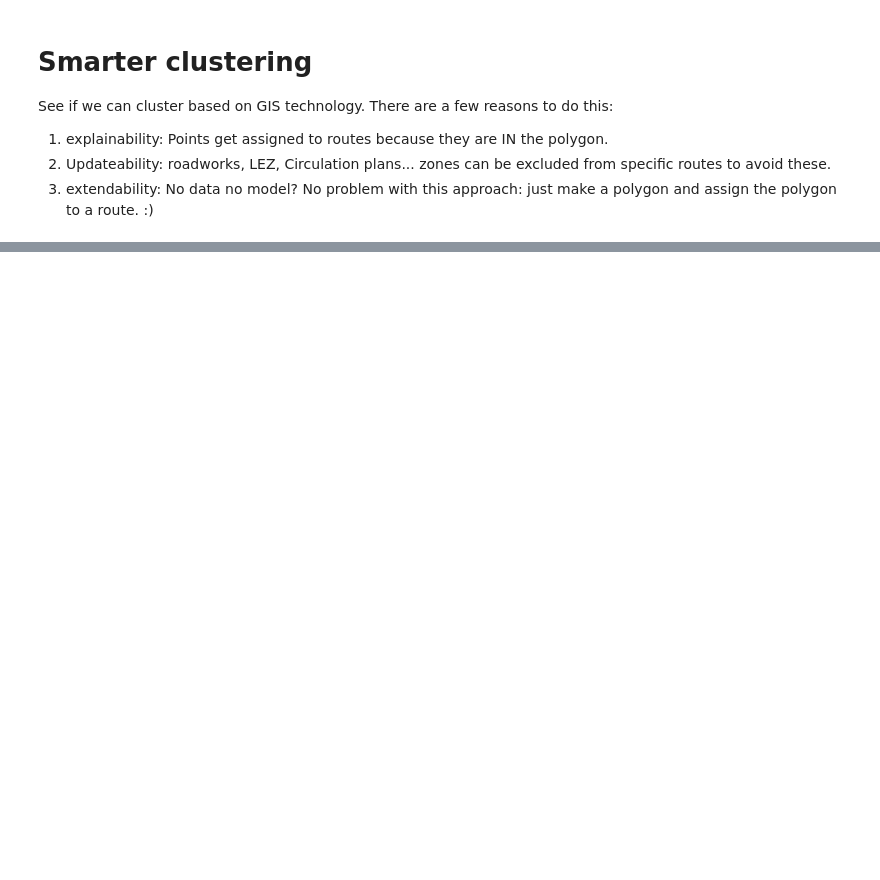
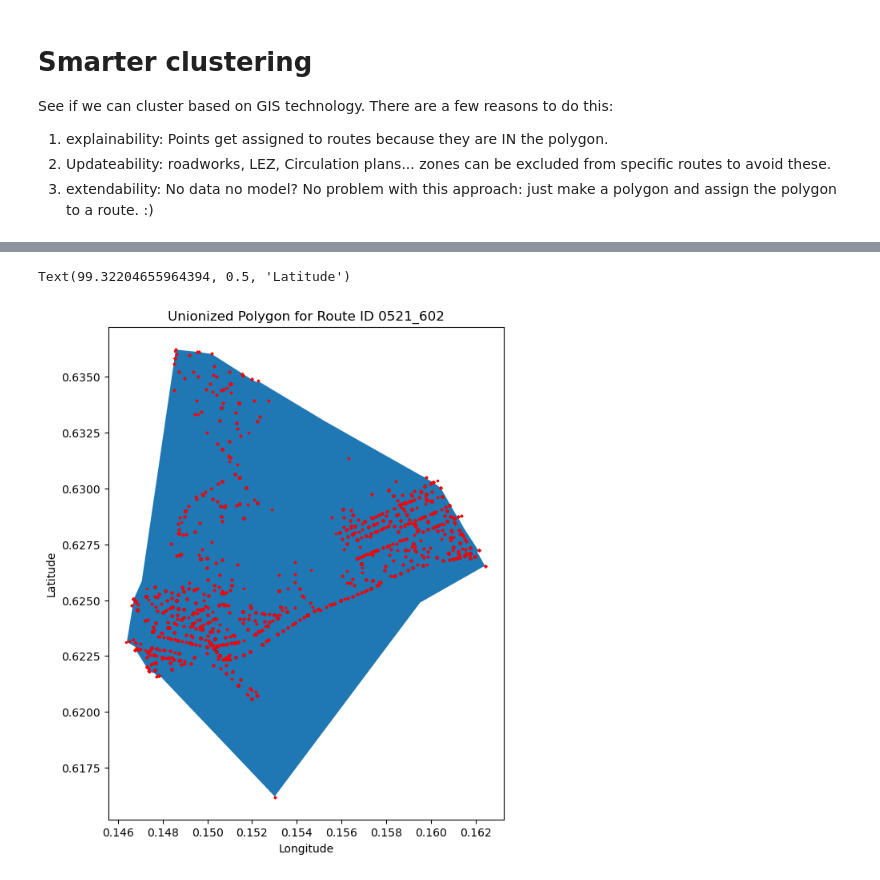
Before and after one commit to Frederic-P/learning-driver-preferences, a Jupyter notebook: notebooks/GIS-based_cluster.ipynb, the cells around one changed output, grey strips where cells are left out. Drawn from its saved outputs; the diff is of its cells as text; code cells hidden in the pictures; blank space fills up the shorter version.

```diff
--- a/notebooks/GIS-based_cluster.ipynb
+++ b/notebooks/GIS-based_cluster.ipynb
@@ -72,0 +166,23 @@ rpm.plot_random_polygons_grid(4)
+# %%
+
+# If it's a single Polygon object, convert it into a GeoSeries for plotting
+
+route_id = '0521_602'
+
+polygon = rpm.unionized_poly[route_id]
+points = []
+polygon_series = gpd.GeoSeries(polygon)
+
+# Plot the Polygon
+fig, ax = plt.subplots(figsize=(8, 8))
+polygon_series.plot(ax=ax)
+tiny_df = request_df.query('route_id==@route_id')
+for _, row in tiny_df.iterrows():
+    points.append([row['long'], row['lat']])
+ax.scatter(x = tiny_df.long, y = tiny_df.lat, s=2, c='red')
+ax.set_title(f"Unionized Polygon for Route ID {route_id}")
+ax.set_xlabel("Longitude")
+ax.set_ylabel("Latitude")
+# %% [output]
+Text(99.32204655964394, 0.5, 'Latitude')
+[figure, added]
```
Also changed, not shown: parts of 24 cells of this notebook, 1 other file.
